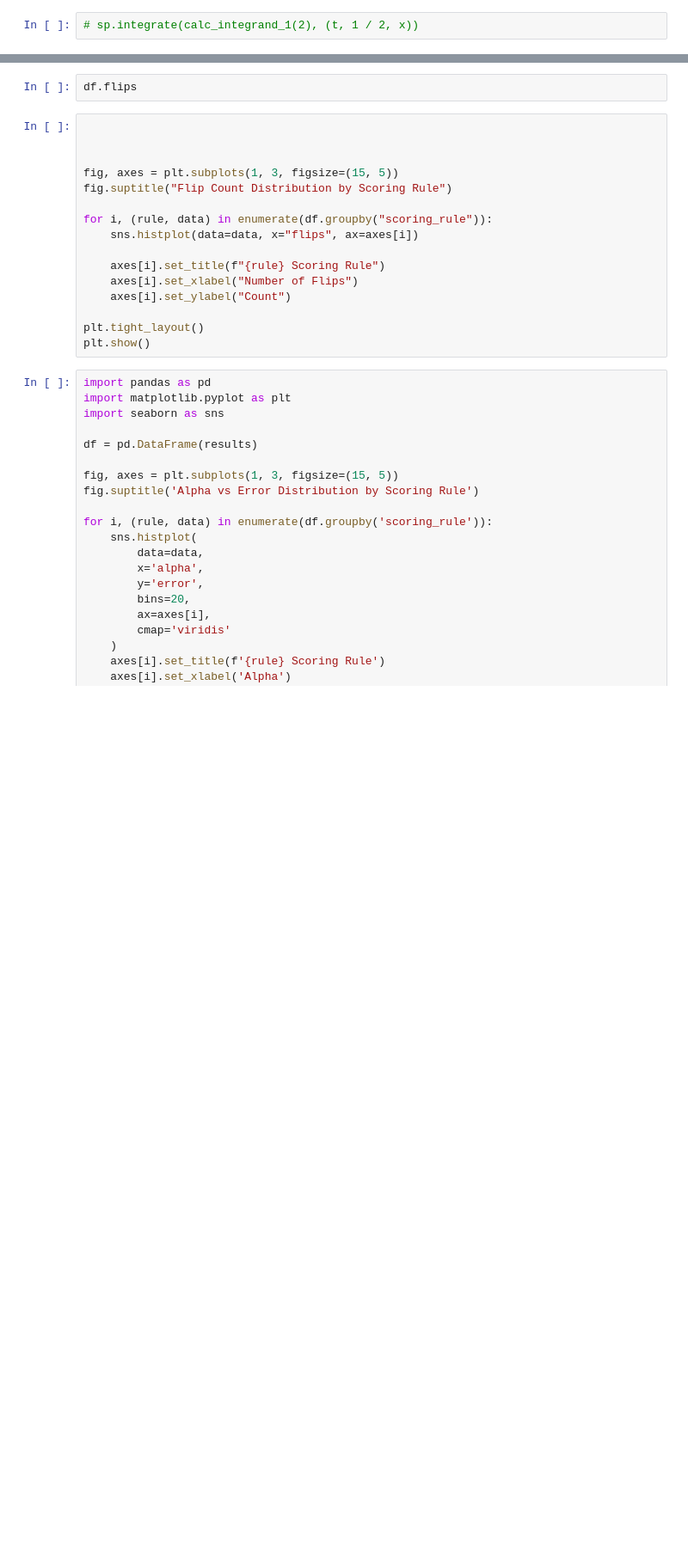
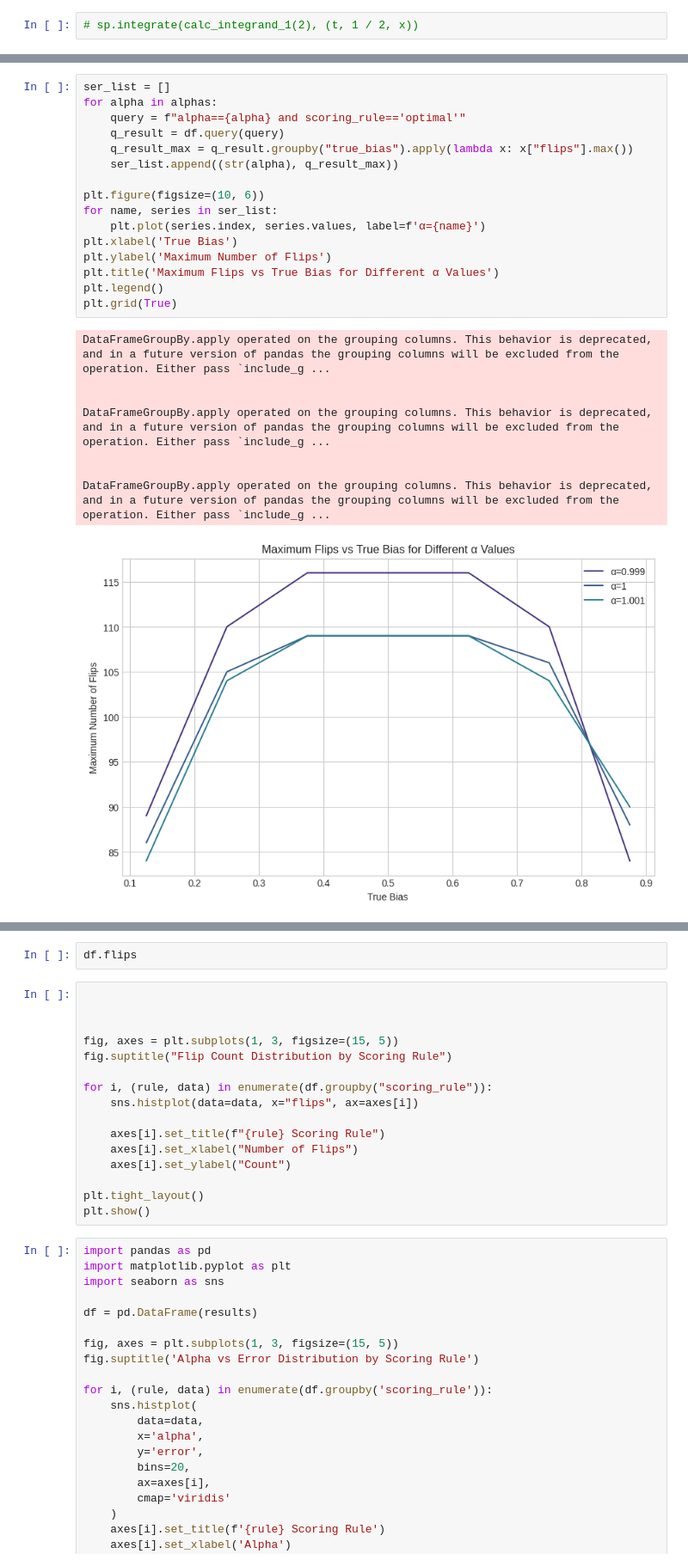
Before and after one commit to OhadRubin/mechanism_design_proj, a Jupyter notebook: simulation.ipynb, the cells around one changed output, grey strips where cells are left out. Shown: that part at 86% size. Drawn from its saved outputs; the diff is of its cells as text; blank space fills up the shorter version.

```diff
--- a/simulation.ipynb
+++ b/simulation.ipynb
@@ -188,0 +189,25 @@ as
+# %%
+ser_list = []
+for alpha in alphas:
+    query = f"alpha=={alpha} and scoring_rule=='optimal'"
+    q_result = df.query(query)
+    q_result_max = q_result.groupby("true_bias").apply(lambda x: x["flips"].max())
+    ser_list.append((str(alpha), q_result_max))
+
+plt.figure(figsize=(10, 6))
+for name, series in ser_list:
+    plt.plot(series.index, series.values, label=f'α={name}')
+plt.xlabel('True Bias')
+plt.ylabel('Maximum Number of Flips')
+plt.title('Maximum Flips vs True Bias for Different α Values')
+plt.legend()
+plt.grid(True)
+# %% [output]
+DataFrameGroupBy.apply operated on the grouping columns. This behavior is deprecated, and in a future version of pandas the grouping columns will be excluded from the operation. Either pass `include_g ...
+
+
+DataFrameGroupBy.apply operated on the grouping columns. This behavior is deprecated, and in a future version of pandas the grouping columns will be excluded from the operation. Either pass `include_g ...
+
+
+DataFrameGroupBy.apply operated on the grouping columns. This behavior is deprecated, and in a future version of pandas the grouping columns will be excluded from the operation. Either pass `include_g ...
+[figure, added]
```
Also changed, not shown: parts of 25 cells of this notebook, 1 other file.
